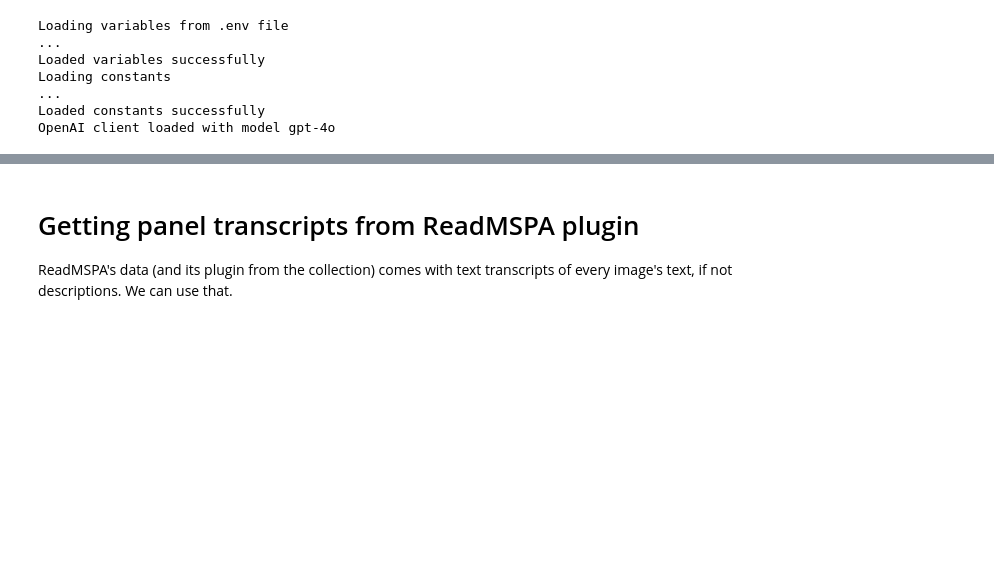
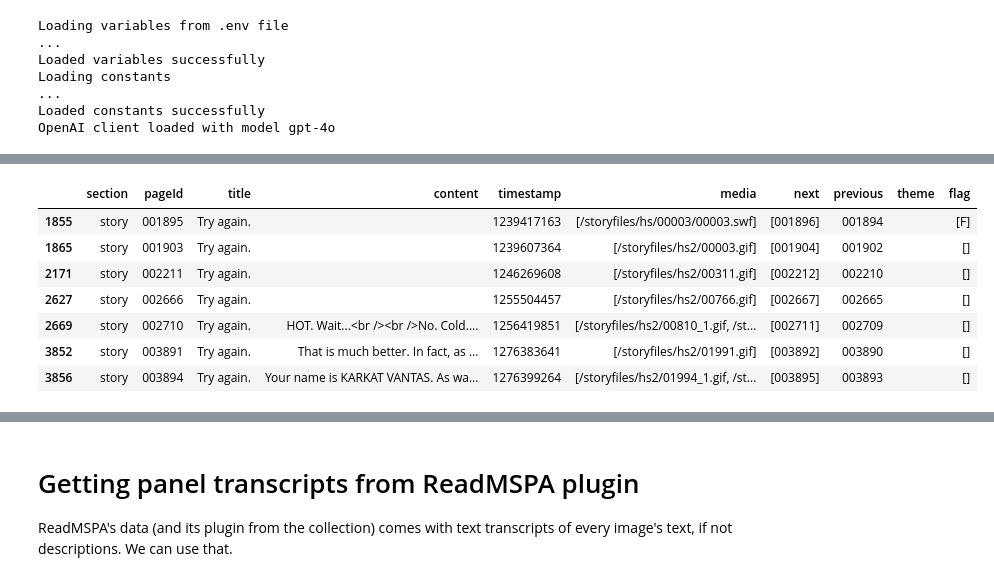
Before and after one commit to recordcrash/homestuck-dataset, a Jupyter notebook: notebooks/collection_to_data.ipynb, the cells around one changed output, grey strips where cells are left out. Cells and saved outputs as stored; diff of their text form; code cells hidden in the pictures; blank space fills up the shorter version.

```diff
--- a/notebooks/collection_to_data.ipynb
+++ b/notebooks/collection_to_data.ipynb
@@ -143,43 +148,63 @@ MSPA_TEXT_JSON format:
   # Other keys are fully irrelevant
 """
 
-def extract_mspa_data():
-    with open(MSPA_TEXT_JSON, 'r', encoding='utf-8') as f:
+# Function to load and process MSPA text data from mspa.json
+def load_mspa_text_data(mspa_json_path):
+    """
+    Loads and processes MSPA text data from the given JSON file.
+
+    Args:
+        mspa_json_path (str): Path to the mspa.json file.
+
+    Returns:
+        pd.DataFrame: A DataFrame containing the MSPA text data.
+    """
+    import json
+    import pandas as pd
+
+    # Load the JSON data
+    with open(mspa_json_path, 'r', encoding='utf-8') as f:
         mspa_data = json.load(f)
-    return mspa_data
 
-mspa_data = extract_mspa_data()
+    # Initialize an empty list to store records
+    records = []
 
-"""
-The JSON is structured in a way that makes it easy to extract the text data, but we can make it better.
+    # Sections to process
+    sections_to_process = ['story', 'wv', 'psExtras']
 
-For each image, an accompanying JSON:
-{
-    "pageId": "000006",  # The unique identifier for the page
-    "order": 0,  # Its position in the page (multipanels will have 0-n...)
-    "type": "animated",  # "animated", "static"
-    "textDescription": "..."  # For generating this, we can use image models and the text transcripts from readmspa,
-    "tags": [] # Tags for the image, characters, locations, etc. we can extract some from the character POV extension and image search,
-    "author": "Andrew Hussie", # 99% of these will be Andrew, but very rarely we'll see external art ("Other") or by known artists ("Adrienne Garcia")
-}
-This is a better format for the first ML dataset:
-{
+    # Iterate over each section
+    for section in sections_to_process:
+        if section in mspa_data:
+            section_data = mspa_data[section]
+            # Iterate over each page
+            for page_id, page_content in section_data.items():
+                # Extract relevant fields
+                record = {
+                    'section': section,
+                    'pageId': page_id,
+                    'title': page_content.get('title', ''),
+                    'content': page_content.get('content', ''),
+                    'timestamp': page_content.get('timestamp', ''),
+                    'media': page_content.get('media', []),
+                    'next': page_content.get('next', []),
+                    'previous': page_content.get('previous', ''),
+                    'theme': page_content.get('theme', ''),
+                    'flag': page_content.get('flag', []),
+                }
+                records.append(record)
+        else:
+            print(f"Section '{section}' not found in mspa.json")
 
-    "story": "Homestuck"
-    "pageId": "001902",
-    "title": "Enter name",
-    "content": "...",
-    "html_content": "...",
-    "media": [
-        {
+    # Create a DataFrame from the records
+    df = pd.DataFrame(records)
 
-        }
-    ],
-    "tags": [], # Character and other tags for the text depending on the type of content
-    "next": "001903",
-    "next_title": "Try again.",
-}
+    return df
 
-We'll have other datasets with things like the entirety of Hussie's text in one place, or just the images... we'll think about it
-"""
+# Now call the function and store the result in a DataFrame
+mspa_df = load_mspa_text_data(MSPA_TEXT_JSON)
+
+# Get the rows with TRY AGAIN in the title
+
+try_again_rows = mspa_df[mspa_df['title'].str.contains('Try again.', case=False)]
+try_again_rows
 # %% [output]
@@ -186,0 +211,8 @@ We'll have other datasets with things like the entirety of Hussie's text in one
+|  | section | pageId | title | content | timestamp | media | next | previous | theme | flag |
+| 1855 | story | 001895 | Try again. |  | 1239417163 | [/storyfiles/hs/00003/00003.swf] | [001896] | 001894 |  | [F] |
+| 1865 | story | 001903 | Try again. |  | 1239607364 | [/storyfiles/hs2/00003.gif] | [001904] | 001902 |  | [] |
+| 2171 | story | 002211 | Try again. |  | 1246269608 | [/storyfiles/hs2/00311.gif] | [002212] | 002210 |  | [] |
+| 2627 | story | 002666 | Try again. |  | 1255504457 | [/storyfiles/hs2/00766.gif] | [002667] | 002665 |  | [] |
+| 2669 | story | 002710 | Try again. | HOT. Wait...<br /><br />No. Cold.... | 1256419851 | [/storyfiles/hs2/00810_1.gif, /st... | [002711] | 002709 |  | [] |
+| 3852 | story | 003891 | Try again. | That is much better. In fact, as ... | 1276383641 | [/storyfiles/hs2/01991.gif] | [003892] | 003890 |  | [] |
+| 3856 | story | 003894 | Try again. | Your name is KARKAT VANTAS. As wa... | 1276399264 | [/storyfiles/hs2/01994_1.gif, /st... | [003895] | 003893 |  | [] |
```
Also changed, not shown: parts of 9 cells of this notebook, 2 other files.
